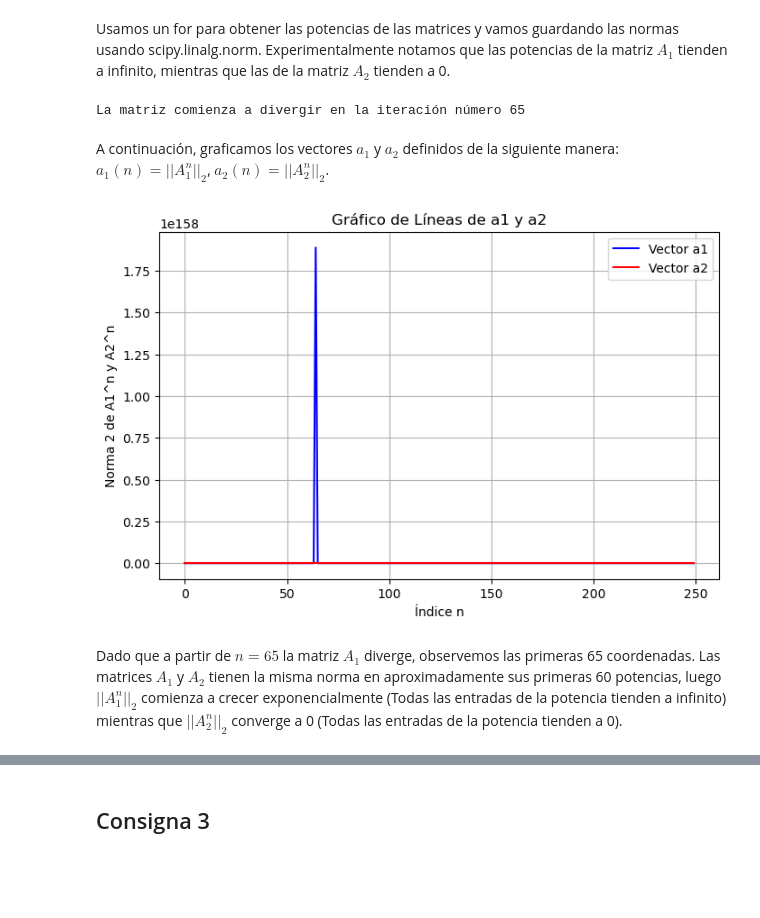
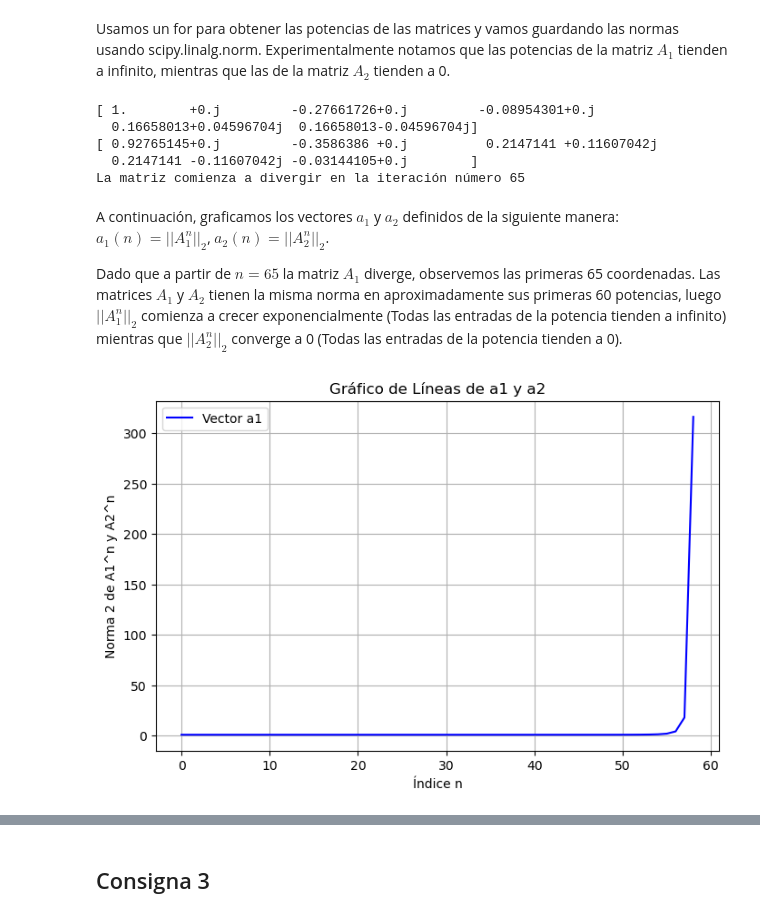
Before and after one commit to IMAbril/Matrices_Insumo-Producto, a Jupyter notebook: notebooks/TP2_resuelto.ipynb, the cells around one changed output, grey strips where cells are left out. Saved outputs shown, nothing was run; the diff lists cells and outputs as text; code cells hidden in the pictures; blank space fills up the shorter version.

```diff
--- a/notebooks/TP2_resuelto.ipynb
+++ b/notebooks/TP2_resuelto.ipynb
@@ -72,6 +69,10 @@ A2 = np.array([
     [0.003, 0.256, 0.323, 0.225, 0.257]
 ])
 
+print(np.linalg.eigvals(A1))
+print(np.linalg.eigvals(A2))
+
+
 N = 250
 
 a1 = np.zeros(N)
@@ -86,23 +87,26 @@ for n in range(N):
         print(f"La matriz comienza a divergir en la iteración número {n}")
         break
 # %% [output]
+[ 1.        +0.j         -0.27661726+0.j         -0.08954301+0.j
+  0.16658013+0.04596704j  0.16658013-0.04596704j]
+[ 0.92765145+0.j         -0.3586386 +0.j          0.2147141 +0.11607042j
+  0.2147141 -0.11607042j -0.03144105+0.j        ]
 La matriz comienza a divergir en la iteración número 65
 # %% [markdown]
 A continuación, graficamos los vectores $a_1$ y $a_2$ definidos de la siguiente manera: $a_1(n)= ||A_1^n||_2$, $a_2(n)= ||A_2^n||_2$.
+
+Dado que a partir de $n=65$ la matriz $A_1$ diverge, observemos las primeras 65 coordenadas. Las matrices $A_1$ y $A_2$ tienen la misma norma en aproximadamente sus primeras 60 potencias, luego $||A_1^n||_2$ comienza a crecer exponencialmente (Todas las entradas de la potencia tienden a infinito) mientras que $||A_2^n||_2$ converge a 0 (Todas las entradas de la potencia tienden a 0).
 # %%
 plt.figure(figsize=(8, 5))
-# Grafico de los dos vectores
-plt.plot(a1, label='Vector a1', color='blue', linestyle='-')  # Línea para a1
-plt.plot(a2, label='Vector a2', color='red', linestyle='-')   # Línea para a2
+# Grafico del vector a1
+plt.plot(a1[:59], label='Vector a1', color='blue', linestyle='-')  # Línea para a1
 
 plt.title('Gráfico de Líneas de a1 y a2')
 plt.xlabel('Índice n')
 plt.ylabel('Norma 2 de A1^n y A2^n')
 
 plt.legend()
 plt.grid(True)
 plt.show()
 # %% [output]
-[figure, old version]
+[figure, new version]
-# %% [markdown]
-Dado que a partir de $n=65$ la matriz $A_1$ diverge, observemos las primeras 65 coordenadas. Las matrices $A_1$ y $A_2$ tienen la misma norma en aproximadamente sus primeras 60 potencias, luego $||A_1^n||_2$ comienza a crecer exponencialmente (Todas las entradas de la potencia tienden a infinito) mientras que $||A_2^n||_2$ converge a 0 (Todas las entradas de la potencia tienden a 0).
```
Also changed, not shown: parts of 11 cells of this notebook.
